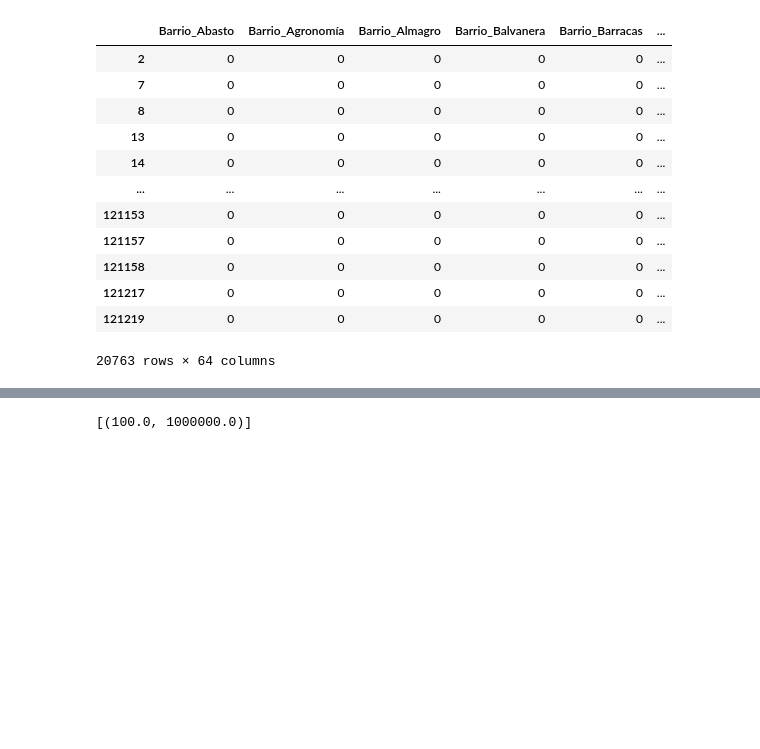
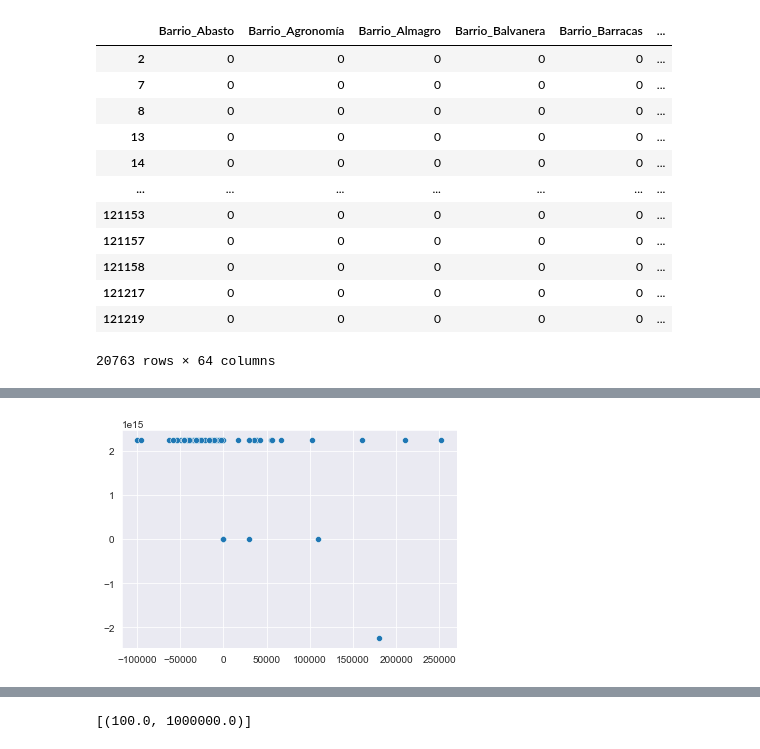
Before and after one commit to JuanMartin-Garcia/TP2_DataScience, a Jupyter notebook: TP2_Clean copy.ipynb, the cells around one changed output, grey strips where cells are left out. Cells and saved outputs as stored; diff of their text form; code cells hidden in the pictures; blank space fills up the shorter version.

```diff
--- a/TP2_Clean copy.ipynb
+++ b/TP2_Clean copy.ipynb
@@ -400,0 +410,2 @@ strong multicollinearity problems or that the design matrix is singular.
+# %%
+no_reg_model_params = model.params
@@ -400,0 +464,8 @@ strong multicollinearity problems or that the design matrix is singular.
+# %%
+best_alpha = model_cv.alpha_
+
+#L1_wt : 0, the fit is ridge regression. 1, the fit is the lasso
+
+no_reg_model = sm.OLS(y_train, X_train_sm)
+
+reg_model = no_reg_model.fit_regularized(alpha = best_alpha, L1_wt = 1)
@@ -400,0 +487,4 @@ strong multicollinearity problems or that the design matrix is singular.
+# %%
+sns.scatterplot(x=reg_model.params, y=no_reg_model_params);
+# %% [output]
+[figure, added]
```
Also changed, not shown: parts of 23 cells of this notebook.
